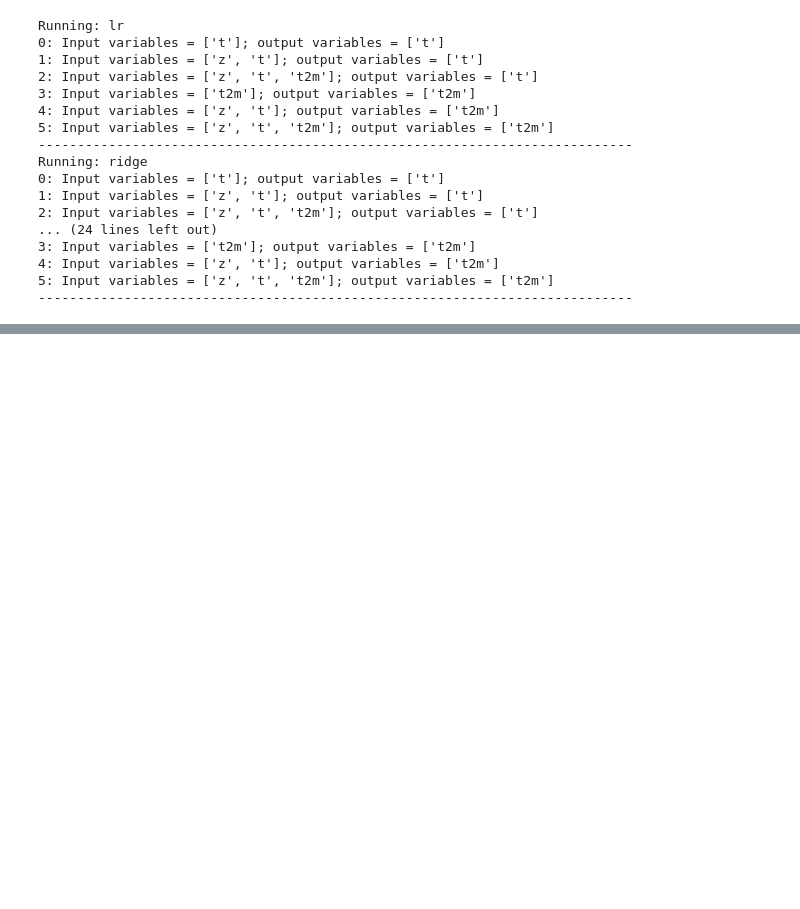
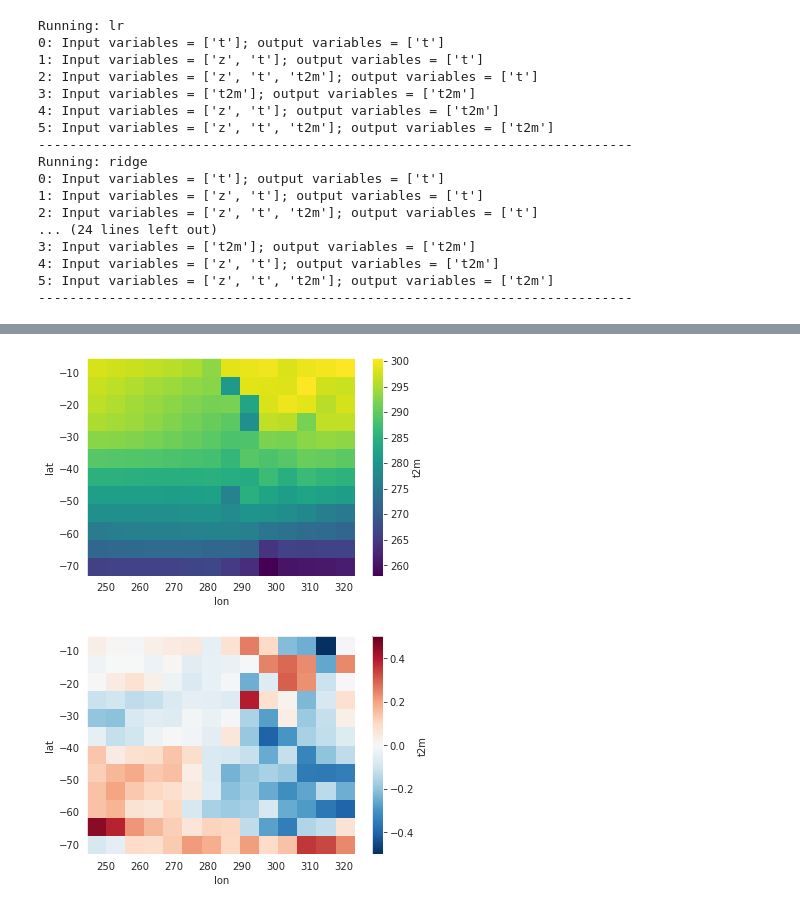
Before and after one commit to Competencia-de-Climate-Change/WeatherBench, a Jupyter notebook: LinearRegression_2.ipynb, the cells around one changed output, grey strips where cells are left out. Cells and saved outputs as stored; diff of their text form; code cells hidden in the pictures; blank space fills up the shorter version.

```diff
--- a/LinearRegression_2.ipynb
+++ b/LinearRegression_2.ipynb
@@ -334,0 +314,11 @@ f.show()
+# %%
+best_pred_t2m = xr.open_dataset('results/lr_3d_z_t_t2m_t2m.nc')
+best_pred_t2m.t2m.mean('time').plot()
+plt.show()
+
+(best_pred_t2m - (data_test * data_std + data_mean)['t2m']).mean('time').t2m.plot()
+f.savefig('results/lr_3d_z_t_t2m_t2m__difference.png')
+plt.show()
+# %% [output]
+[figure, added]
+[figure, added]
```
Also changed, not shown: parts of 7 cells of this notebook, 2 other files.
